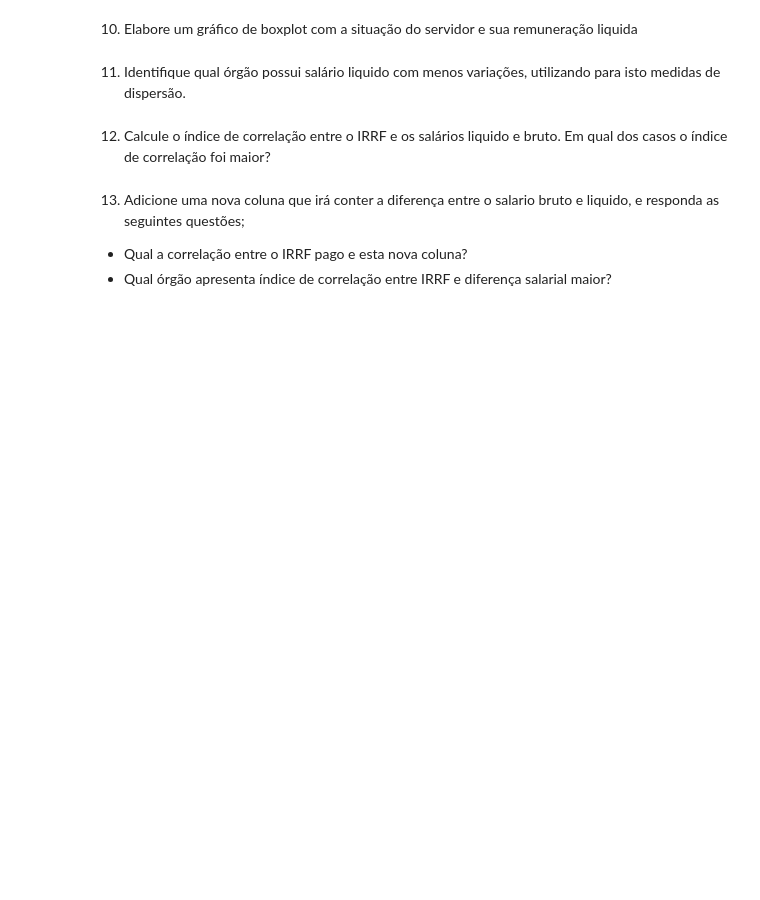
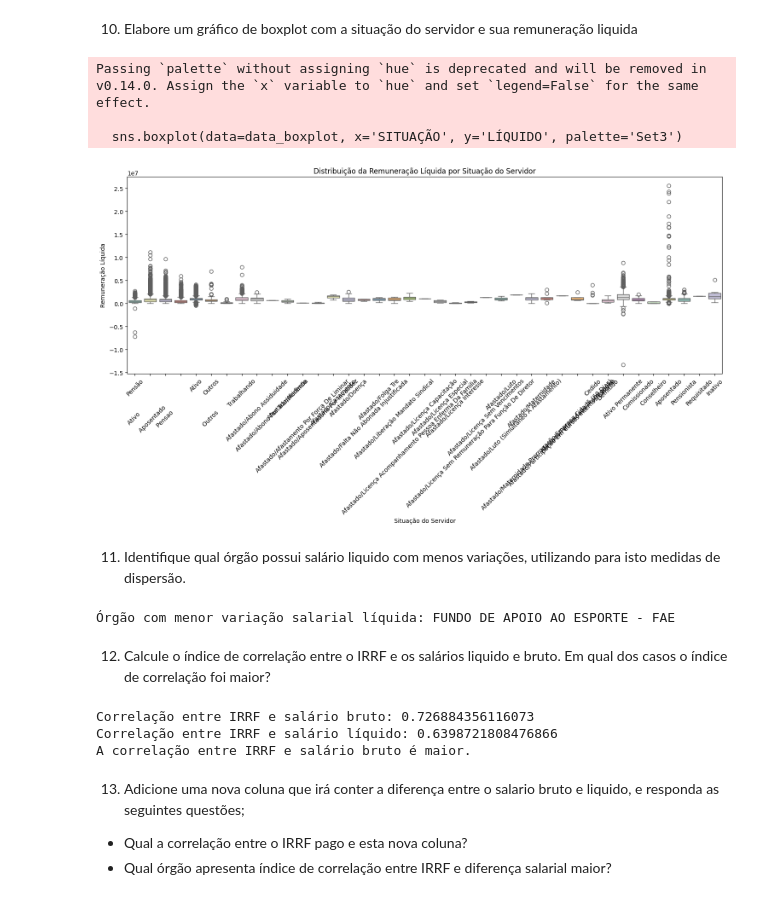
Before and after one commit to EliaxZen/faculdade_ads_exercicios_priojetos_atividades_etc, a Jupyter notebook: atividade-ativa_probabilidade_estatistica_ads/atividade_ativa.ipynb, the cells around one changed output. Drawn from its saved outputs; the diff is of its cells as text; code cells hidden in the pictures; blank space fills up the shorter version.

```diff
--- a/atividade-ativa_probabilidade_estatistica_ads/atividade_ativa.ipynb
+++ b/atividade-ativa_probabilidade_estatistica_ads/atividade_ativa.ipynb
@@ -95,9 +114,45 @@ f'R$ {df_servidores['BRUTO'].sum()}'
 # %% [markdown]
 10) Elabore um gráfico de boxplot com a situação do servidor e sua remuneração liquida
+# %%
+df_servidores.columns = df_servidores.columns.str.strip()
+data_boxplot = df_servidores.copy()
+data_boxplot['SITUAÇÃO'] = data_boxplot['SITUAÇÃO'].str.title()
+plt.figure(figsize=(18, 6))
+sns.boxplot(data=data_boxplot, x='SITUAÇÃO', y='LÍQUIDO', palette='Set3')
+plt.title('Distribuição da Remuneração Líquida por Situação do Servidor')
+plt.xlabel('Situação do Servidor')
+plt.ylabel('Remuneração Líquida')
+plt.xticks(rotation=45)
+plt.show()
+# %% [output]
+Passing `palette` without assigning `hue` is deprecated and will be removed in v0.14.0. Assign the `x` variable to `hue` and set `legend=False` for the same effect.
+
+  sns.boxplot(data=data_boxplot, x='SITUAÇÃO', y='LÍQUIDO', palette='Set3')
+[figure, added]
 # %% [markdown]
 11) Identifique qual órgão possui salário liquido com menos variações, utilizando para isto medidas de dispersão.
+# %%
+variancia_por_orgao = df_servidores.groupby('ÓRGÃO')['LÍQUIDO'].var()
+orgao_menos_variacao = variancia_por_orgao.idxmin()
+print("Órgão com menor variação salarial líquida:", orgao_menos_variacao)
+# %% [output]
+Órgão com menor variação salarial líquida: FUNDO DE APOIO AO ESPORTE - FAE
 # %% [markdown]
 12) Calcule o índice de correlação entre o IRRF e os salários liquido e bruto. Em qual dos casos o índice de correlação foi maior?
+# %%
+correlacao_irrf_salario_bruto = df_servidores['IRRF'].corr(df_servidores['BRUTO'])
+correlacao_irrf_salario_liquido = df_servidores['IRRF'].corr(df_servidores['LÍQUIDO'])
+print("Correlação entre IRRF e salário bruto:", correlacao_irrf_salario_bruto)
+print("Correlação entre IRRF e salário líquido:", correlacao_irrf_salario_liquido)
+
+if abs(correlacao_irrf_salario_bruto) > abs(correlacao_irrf_salario_liquido):
+    print("A correlação entre IRRF e salário bruto é maior.")
+else:
+    print("A correlação entre IRRF e salário líquido é maior.")
+# %% [output]
+Correlação entre IRRF e salário bruto: 0.726884356116073
+Correlação entre IRRF e salário líquido: 0.6398721808476866
+A correlação entre IRRF e salário bruto é maior.
 # %% [markdown]
 13) Adicione uma nova coluna que irá conter a diferença entre o salario bruto e liquido, e responda as seguintes questões;
 * Qual a correlação entre o IRRF pago e esta nova coluna?
```
Also changed, not shown: parts of 4 cells of this notebook.
